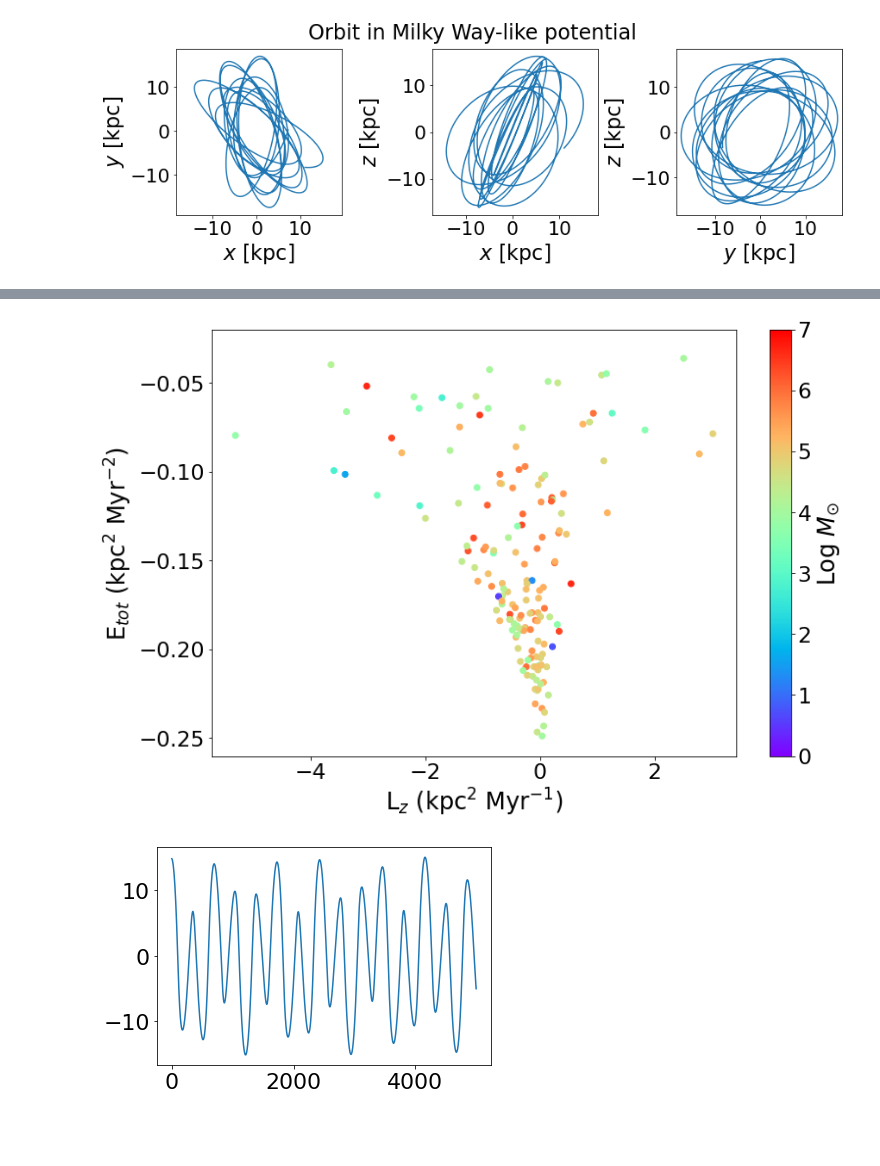
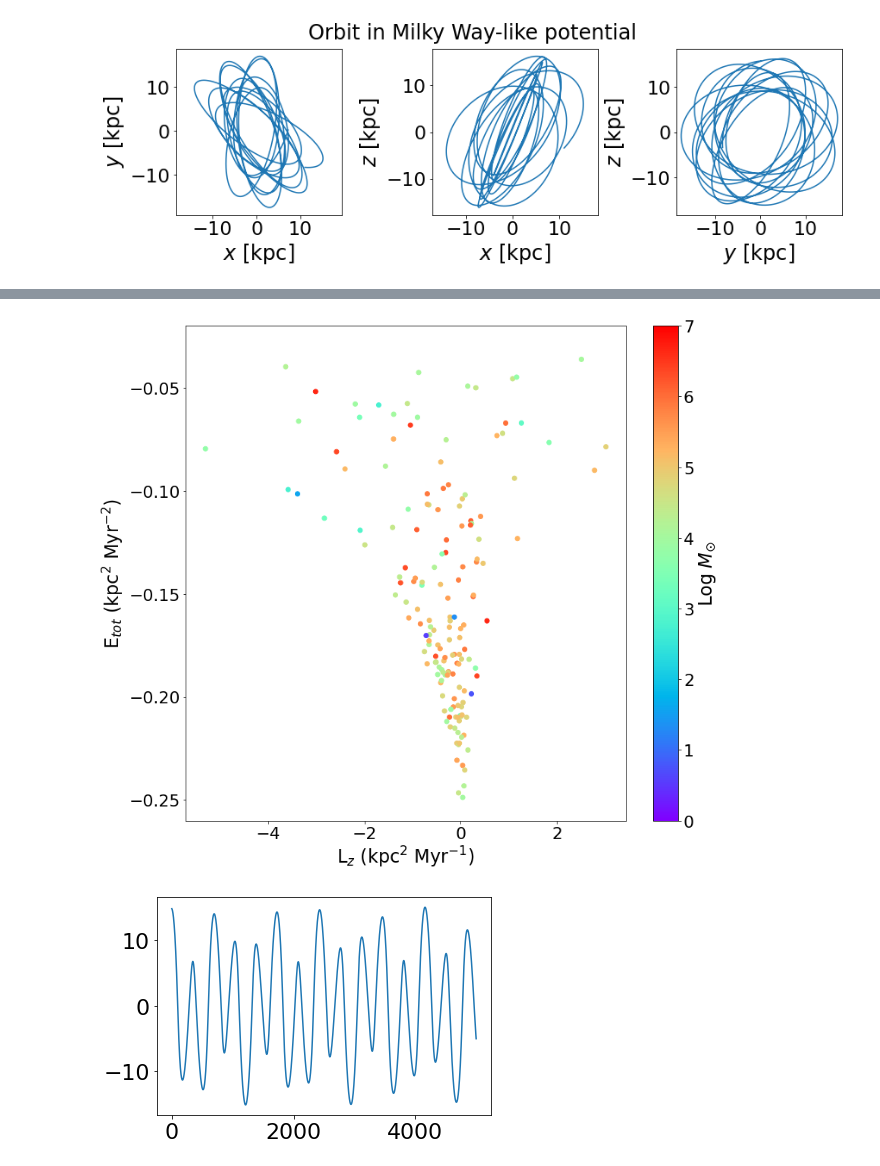
Before and after one commit to cholm-hansen/gc_streams, a Jupyter notebook: MilkyWayPotential2023.ipynb, the cells around one changed output, grey strips where cells are left out. Saved outputs shown, nothing was run; the diff lists cells and outputs as text; code cells hidden in the pictures; blank space fills up the shorter version.

```diff
--- a/MilkyWayPotential2023.ipynb
+++ b/MilkyWayPotential2023.ipynb
@@ -124,0 +295,7 @@ df = pd.read_fwf("input.txt")
+# %%
+fig = plt.figure(figsize=(10,10))
+ax = fig.add_subplot(projection='3d')
+ax.plot(pal5_orbit.x[:115479],pal5_orbit.y[:115479],pal5_orbit.z[:115479])
+ax.plot(gmc_orbit.x[:115479],gmc_orbit.y[:115479],gmc_orbit.z[:115479])
+ax.set(xlabel="x",ylabel="y",xlim=(-3,-2),ylim=(-11.2,-10.5))
+ax.set(title="Gala")
@@ -124,0 +356,5 @@ df = pd.read_fwf("input.txt")
+# %%
+z_vals = pal5.orbit.z.value
+for i in range(len(z_vals) - 1):
+    if np.sign(z_vals[i]) + np.sign(z_vals[i+1]) == 0:
+        print(i)
@@ -124,0 +367,12 @@ df = pd.read_fwf("input.txt")
+# %%
+crossings = []
+
+for name in df["# Name"]:
+    glob = GC(name)
+    try:
+        glob.integrate_orbit(time=1*u.Gyr)
+        crossings.append(glob.num_crossings(limit=8500*u.kpc))
+    except RuntimeError:
+        pass
+
+#crossings = [num for num in crossings if num > 0]
@@ -472,19 +756,19 @@ mass_estimate = mass_estimate.to(u.M_sun)
 # %%
 mass_logs = np.round(np.log10(mass_estimate.value),2)
 
 cmap = plt.cm.rainbow
 norm = mpl.colors.Normalize(vmin=0,vmax=7)
 
 
-plt.figure(figsize=(12,8))
+plt.figure(figsize=(13,12))
 plt.scatter(lz,energies,c=mass_logs,norm=norm,cmap=cmap)
 plt.ylim(-0.26,-0.02)
 plt.colorbar(label="Log $M_{\odot}$")
 plt.xlabel("L$_z$ (kpc$^2$ Myr$^{-1}$)")
 plt.ylabel("E$_{tot}$ (kpc$^2$ Myr$^{-2}$)")
 plt.show()
 # %% [output]
-[figure, old version]
+[figure, new version]
 # %%
 # example of cluster 6D sky coordinates
 # below I use the Pal 5 GC coordinates from Vasiliev et al. 2021
```
Also changed, not shown: parts of 53 cells of this notebook.
